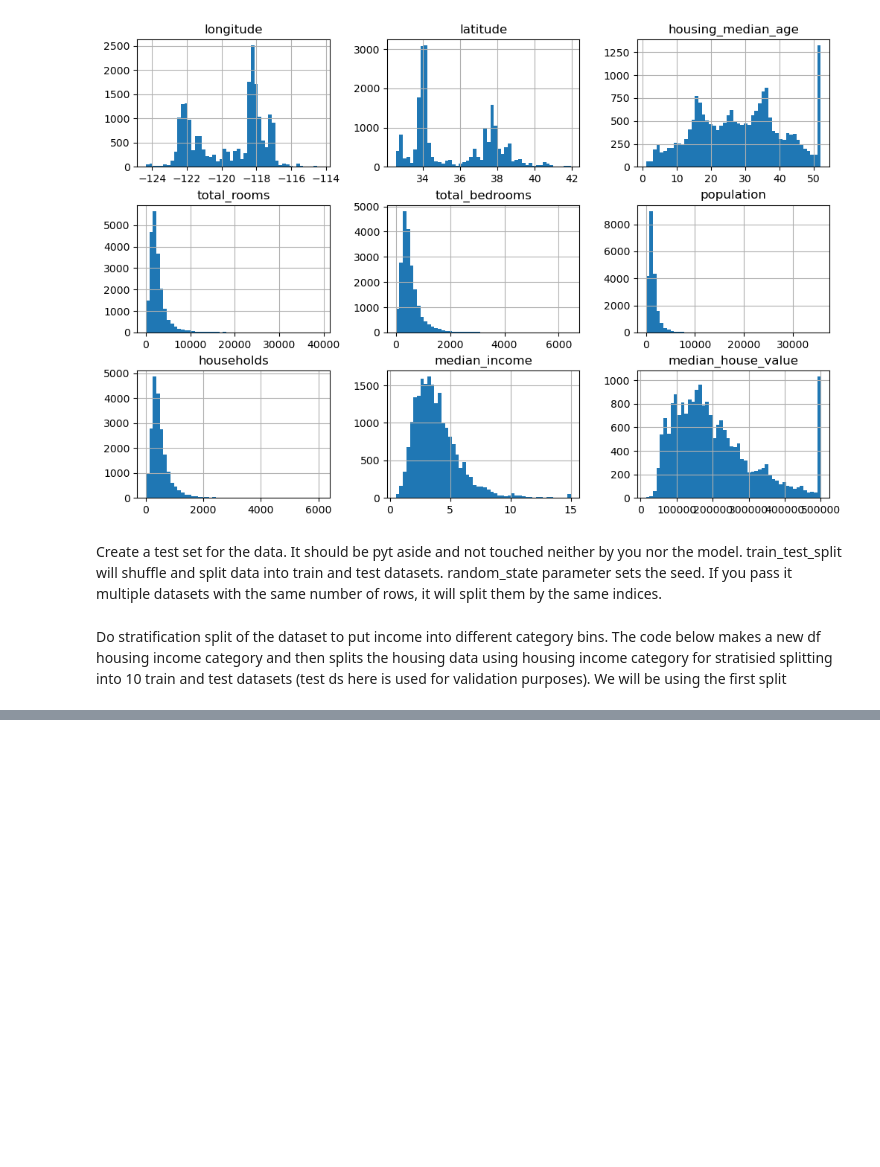
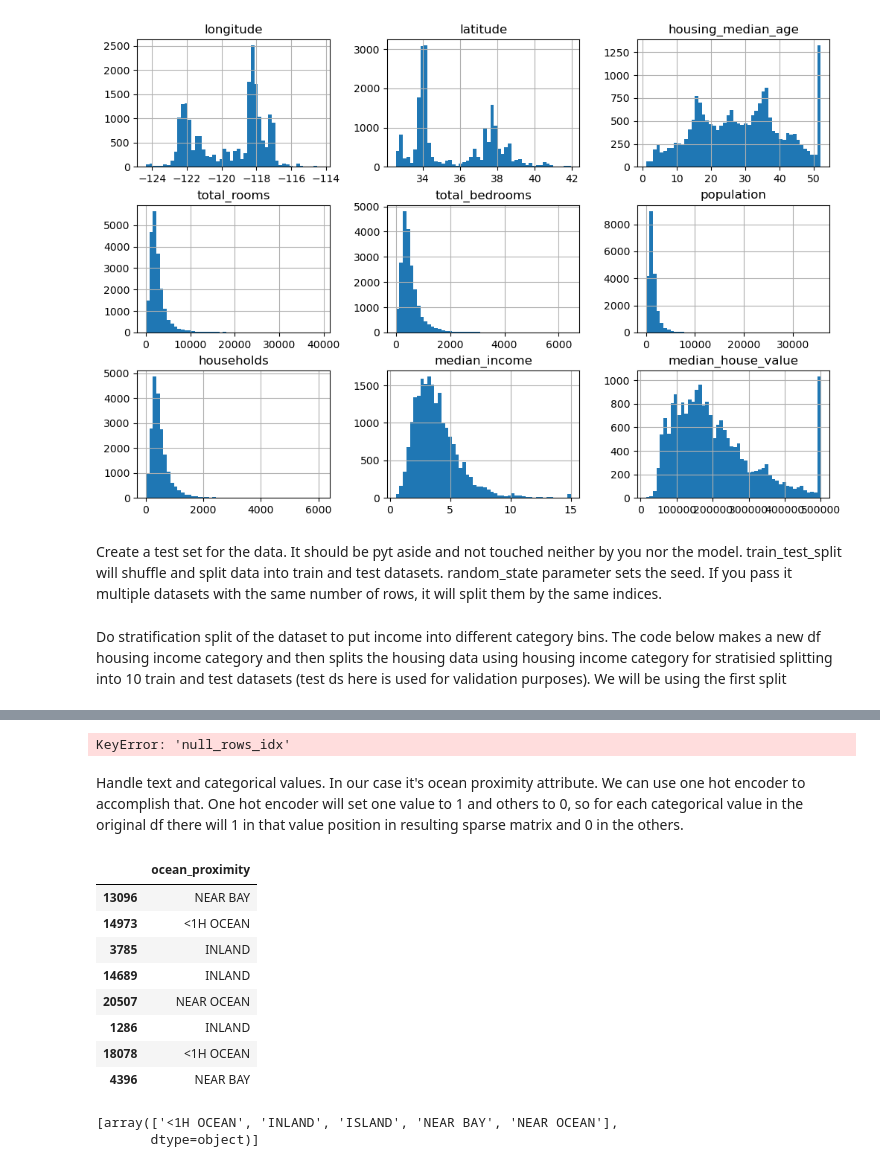
Before and after one commit to sgolubeva/handson_ml, a Jupyter notebook: chapter_2.ipynb, the cells around one changed output, grey strips where cells are left out. Saved outputs shown, nothing was run; the diff lists cells and outputs as text; code cells hidden in the pictures; blank space fills up the shorter version.

```diff
--- a/chapter_2.ipynb
+++ b/chapter_2.ipynb
@@ -140,0 +139,55 @@ Name: median_house_value, dtype: float64
+# %%
+from sklearn.impute import SimpleImputer
+
+housing = strat_train_set.drop("median_house_value", axis=1)
+housing_labels = strat_train_set["median_house_value"].copy()
+
+imputer = SimpleImputer(strategy="median")
+
+#Separating out the numerical attributes to use the `"median"` strategy (as it cannot be calculated on text attributes like `ocean_proximity`):
+
+housing_num = housing.select_dtypes(include=[np.number])
+
+imputer.fit(housing_num)
+
+imputer.statistics_
+
+housing_num.median().values
+
+X = imputer.transform(housing_num)
+imputer.feature_names_in_
+housing_tr = pd.DataFrame(X, columns=housing_num.columns,
+                          index=housing_num.index)
+# %% [output]
+KeyError: 'null_rows_idx'
+# %% [markdown]
+Handle text and categorical values. In our case it's ocean proximity attribute. We can use one hot encoder to accomplish that. One hot encoder will set one value to 1 and others to 0, so for each categorical value in the original df there will 1 in that value position in resulting sparse matrix and 0 in the others.
+# %%
+housing_cat = housing[["ocean_proximity"]]
+housing_cat.head(8)
+# %% [output]
+|  | ocean_proximity |
+| 13096 | NEAR BAY |
+| 14973 | <1H OCEAN |
+| 3785 | INLAND |
+| 14689 | INLAND |
+| 20507 | NEAR OCEAN |
+| 1286 | INLAND |
+| 18078 | <1H OCEAN |
+| 4396 | NEAR BAY |
+# %%
+from sklearn.preprocessing import OneHotEncoder
+
+cat_encoder = OneHotEncoder()
+housing_cat_1hot = cat_encoder.fit_transform(housing_cat)
+
+housing_cat_1hot
+# by default it outputs sparse array, which can be converted to numpy matrix
+housing_cat_1hot.toarray()
+
+# get the list of categories
+
+cat_encoder.categories_
+# %% [output]
+[array(['<1H OCEAN', 'INLAND', 'ISLAND', 'NEAR BAY', 'NEAR OCEAN'],
+       dtype=object)]
```
Also changed, not shown: parts of 6 cells of this notebook.
